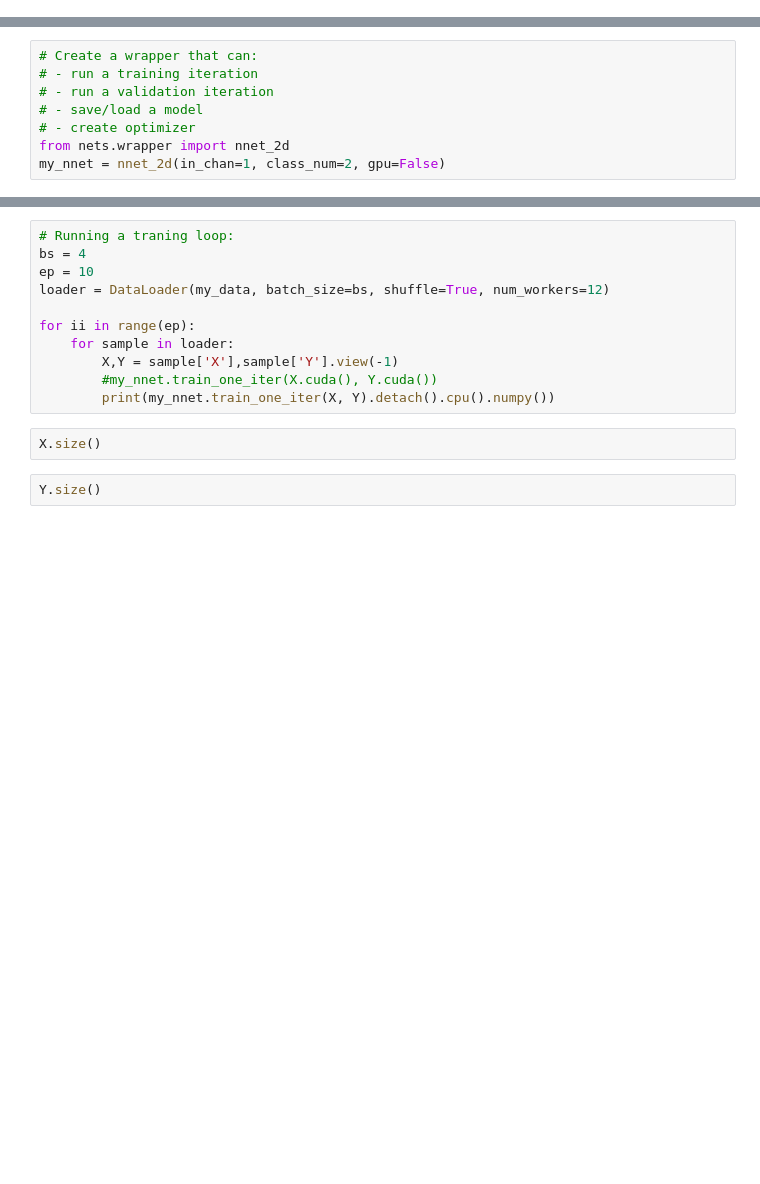
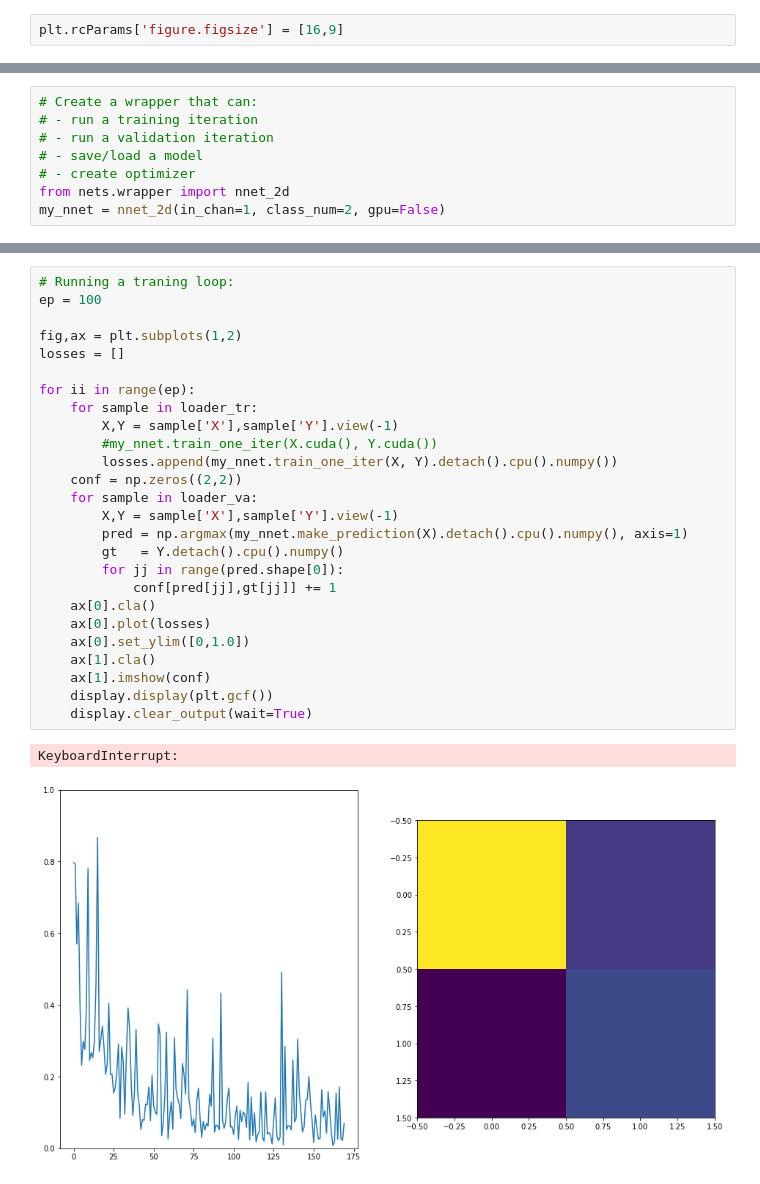
Before and after one commit to vmarshall/dl_example, a Jupyter notebook: sandbox/example_pipeline.ipynb, the cells around one changed output, grey strips where cells are left out. Drawn from its saved outputs; the diff is of its cells as text; blank space fills up the shorter version.

Commit message:
First full running AI pipeline.

```diff
--- a/sandbox/example_pipeline.ipynb
+++ b/sandbox/example_pipeline.ipynb
@@ -26,3 +31,5 @@ import matplotlib.pyplot as plt
+# %%
+plt.rcParams['figure.figsize'] = [16,9]
 # %%
 # Defining a Network: GoogLe Net
 # Theory of a nn.Module: init + foward
@@ -50,15 +65,29 @@ my_data = example_data(path_data='/home/darvin',
-# %%
-# Running a traning loop:
-bs = 4
-ep = 10
-loader = DataLoader(my_data, batch_size=bs, shuffle=True, num_workers=12)
-
-for ii in range(ep):
-    for sample in loader:
-        X,Y = sample['X'],sample['Y'].view(-1)
-        #my_nnet.train_one_iter(X.cuda(), Y.cuda())
-        print(my_nnet.train_one_iter(X, Y).detach().cpu().numpy())
-# %%
-X.size()
-# %%
-Y.size()
+# %%
+# Running a traning loop:
+ep = 100
+
+fig,ax = plt.subplots(1,2)
+losses = []
+
+for ii in range(ep):
+    for sample in loader_tr:
+        X,Y = sample['X'],sample['Y'].view(-1)
+        #my_nnet.train_one_iter(X.cuda(), Y.cuda())
+        losses.append(my_nnet.train_one_iter(X, Y).detach().cpu().numpy())
+    conf = np.zeros((2,2))
+    for sample in loader_va:
+        X,Y = sample['X'],sample['Y'].view(-1)
+        pred = np.argmax(my_nnet.make_prediction(X).detach().cpu().numpy(), axis=1)
+        gt   = Y.detach().cpu().numpy()
+        for jj in range(pred.shape[0]):
+            conf[pred[jj],gt[jj]] += 1
+    ax[0].cla()
+    ax[0].plot(losses)
+    ax[0].set_ylim([0,1.0])
+    ax[1].cla()
+    ax[1].imshow(conf)
+    display.display(plt.gcf())
+    display.clear_output(wait=True)
+# %% [output]
+KeyboardInterrupt:
+[figure, added]
```
Also changed, not shown: parts of 9 cells of this notebook, 2 other files.
